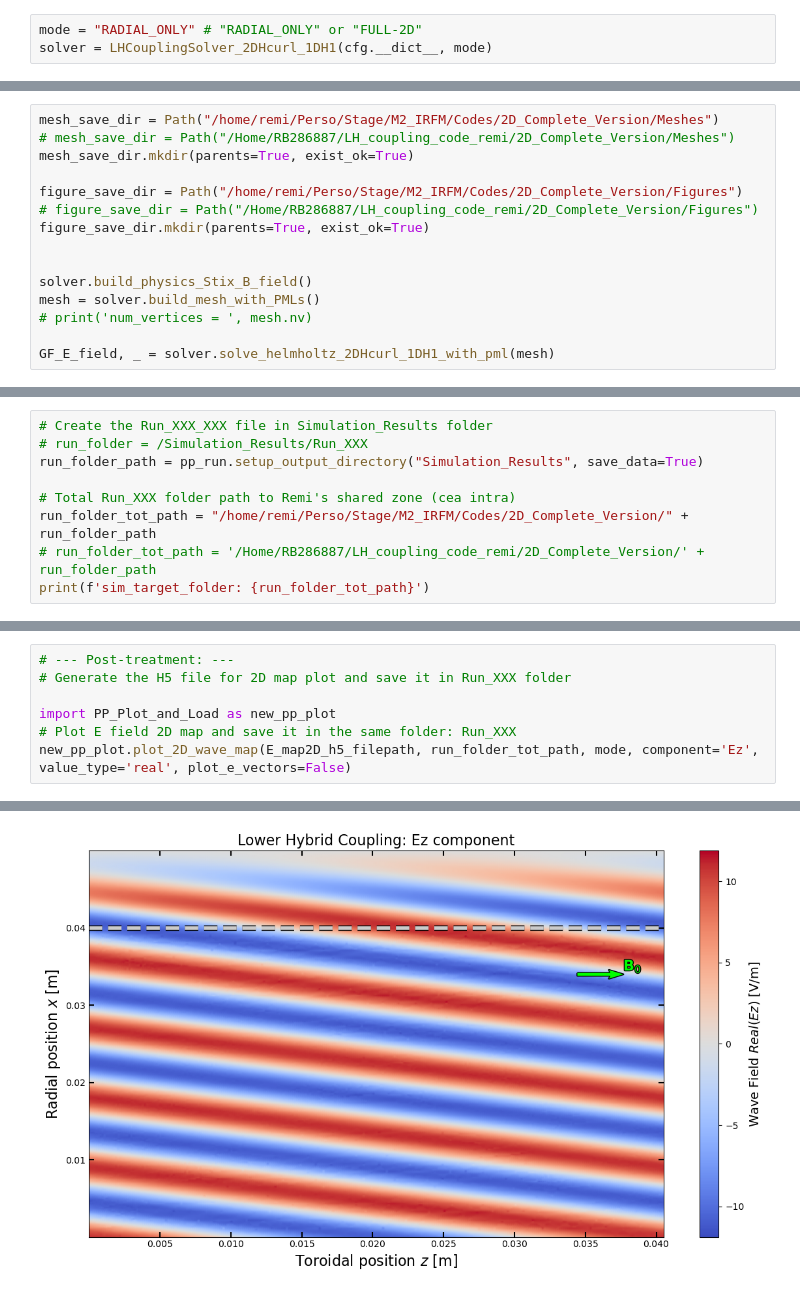
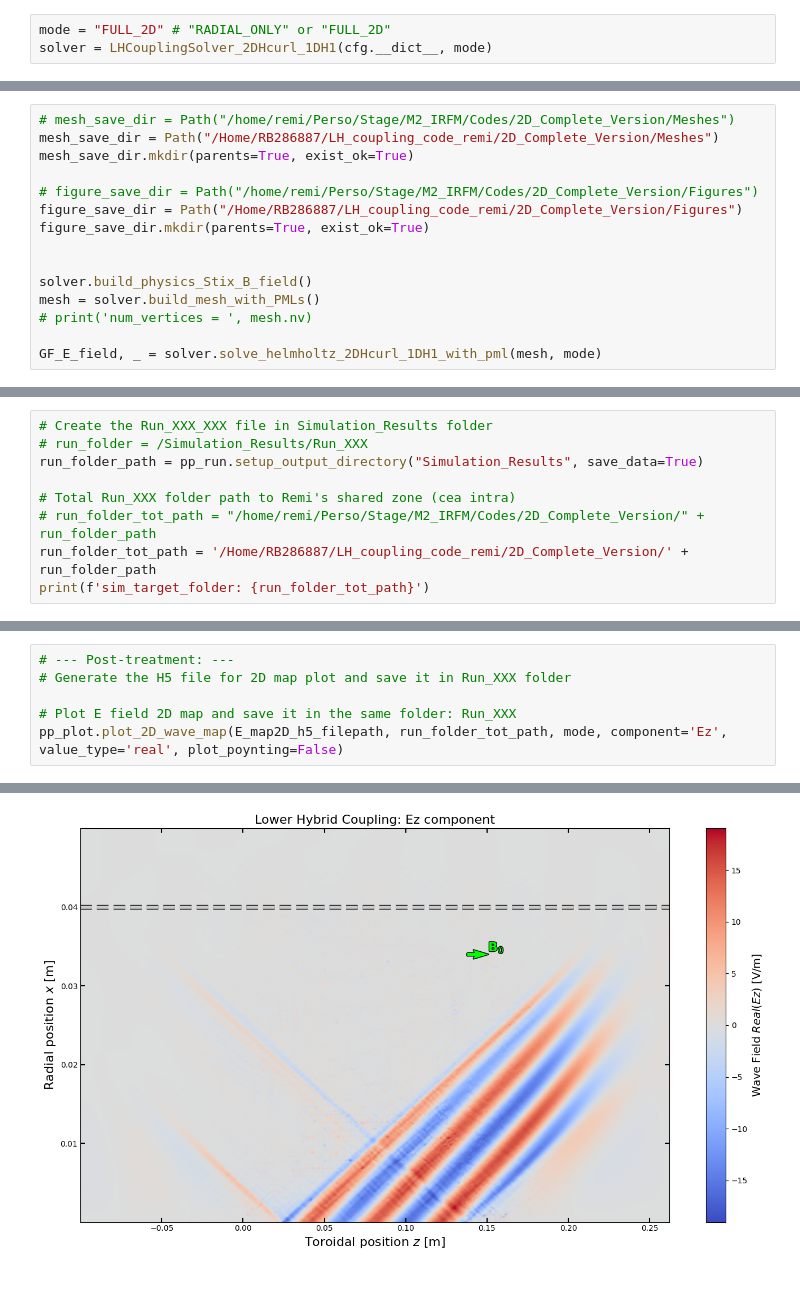
Before and after one commit to RemiBellon/LH_coupling_code_remi, a Jupyter notebook: 2D_Complete_Version/main.ipynb, the cells around one changed output, grey strips where cells are left out. Drawn from its saved outputs; the diff is of its cells as text.

Commit message:
2D_Complete_Version: Poynting vector field + k arrow + metallic edges. In coming: several n_// wave launching study

```diff
--- a/2D_Complete_Version/main.ipynb
+++ b/2D_Complete_Version/main.ipynb
@@ -16,3 +13,3 @@ The autoreload extension is already loaded. To reload it, use:
 # %%
-mode = "RADIAL_ONLY" # "RADIAL_ONLY" or "FULL-2D"
+mode = "FULL_2D" # "RADIAL_ONLY" or "FULL_2D"
 solver = LHCouplingSolver_2DHcurl_1DH1(cfg.__dict__, mode)
@@ -19,10 +18,10 @@ solver = LHCouplingSolver_2DHcurl_1DH1(cfg.__dict__, mode)
 # %%
-mesh_save_dir = Path("/home/remi/Perso/Stage/M2_IRFM/Codes/2D_Complete_Version/Meshes")
-# mesh_save_dir = Path("/Home/RB286887/LH_coupling_code_remi/2D_Complete_Version/Meshes")
+# mesh_save_dir = Path("/home/remi/Perso/Stage/M2_IRFM/Codes/2D_Complete_Version/Meshes")
+mesh_save_dir = Path("/Home/RB286887/LH_coupling_code_remi/2D_Complete_Version/Meshes")
 mesh_save_dir.mkdir(parents=True, exist_ok=True)
 
-figure_save_dir = Path("/home/remi/Perso/Stage/M2_IRFM/Codes/2D_Complete_Version/Figures")
-# figure_save_dir = Path("/Home/RB286887/LH_coupling_code_remi/2D_Complete_Version/Figures")
+# figure_save_dir = Path("/home/remi/Perso/Stage/M2_IRFM/Codes/2D_Complete_Version/Figures")
+figure_save_dir = Path("/Home/RB286887/LH_coupling_code_remi/2D_Complete_Version/Figures")
 figure_save_dir.mkdir(parents=True, exist_ok=True)
 
 
@@ -30,5 +29,5 @@ solver.build_physics_Stix_B_field()
 mesh = solver.build_mesh_with_PMLs()
 # print('num_vertices = ', mesh.nv)
 
-GF_E_field, _ = solver.solve_helmholtz_2DHcurl_1DH1_with_pml(mesh)
+GF_E_field, _ = solver.solve_helmholtz_2DHcurl_1DH1_with_pml(mesh, mode)
 # %% [output]
@@ -48,7 +48,7 @@ lambda_para = 4.05e-02m
 run_folder_path = pp_run.setup_output_directory("Simulation_Results", save_data=True)
 
 # Total Run_XXX folder path to Remi's shared zone (cea intra)
-run_folder_tot_path = "/home/remi/Perso/Stage/M2_IRFM/Codes/2D_Complete_Version/" + run_folder_path
-# run_folder_tot_path = '/Home/RB286887/LH_coupling_code_remi/2D_Complete_Version/' + run_folder_path
+# run_folder_tot_path = "/home/remi/Perso/Stage/M2_IRFM/Codes/2D_Complete_Version/" + run_folder_path
+run_folder_tot_path = '/Home/RB286887/LH_coupling_code_remi/2D_Complete_Version/' + run_folder_path
 print(f'sim_target_folder: {run_folder_tot_path}')
 # %% [output]
@@ -68,7 +71,6 @@ oui
 # --- Post-treatment: ---
 # Generate the H5 file for 2D map plot and save it in Run_XXX folder
 
-import PP_Plot_and_Load as new_pp_plot
 # Plot E field 2D map and save it in the same folder: Run_XXX
-new_pp_plot.plot_2D_wave_map(E_map2D_h5_filepath, run_folder_tot_path, mode, component='Ez', value_type='real', plot_e_vectors=False)
+pp_plot.plot_2D_wave_map(E_map2D_h5_filepath, run_folder_tot_path, mode, component='Ez', value_type='real', plot_poynting=False)
 # %% [output]
@@ -76,4 +78,4 @@ new_pp_plot.plot_2D_wave_map(E_map2D_h5_filepath, run_folder_tot_path, mode, com
-[figure, old version]
+[figure, new version]
 # %%
 # --- TEST PML PARAMS SENSIBILITY ---
 # Sx_r, Sx_Im, px, Lx_pml_ratio (in lmin(ambda_perp)), ne, B,
```
Also changed, not shown: parts of 7 cells of this notebook, 37 other files.
